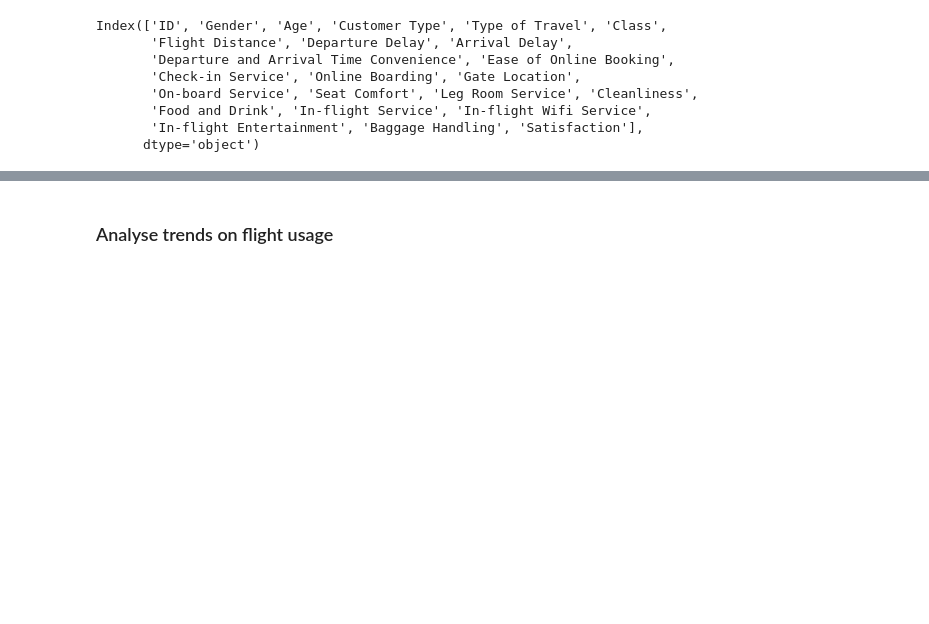
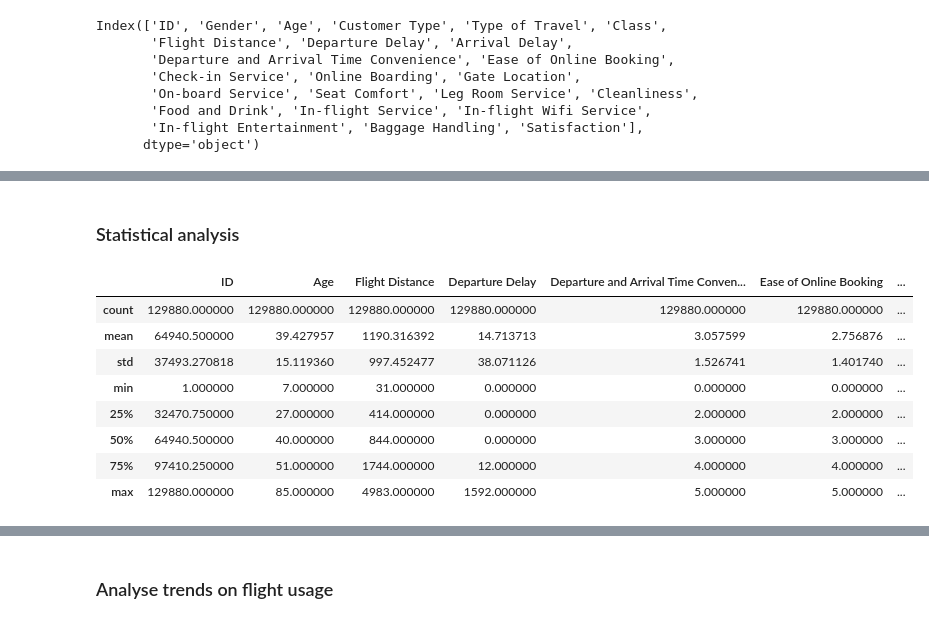
Before and after one commit to kunals94/Final-Project-Data-Science-Programme-Cambridge-University-Flatiron-School, a Jupyter notebook: KSarin_final_project_v1.ipynb, the cells around one changed output, grey strips where cells are left out. Saved outputs shown, nothing was run; the diff lists cells and outputs as text; code cells hidden in the pictures; blank space fills up the shorter version.

```diff
--- a/KSarin_final_project_v1.ipynb
+++ b/KSarin_final_project_v1.ipynb
@@ -97,0 +160,14 @@ Index(['ID', 'Gender', 'Age', 'Customer Type', 'Type of Travel', 'Class',
+# %% [markdown]
+### Statistical analysis
+# %%
+df1.describe()
+# %% [output]
+|  | ID | Age | Flight Distance | Departure Delay | Departure and Arrival Time Conven... | Ease of Online Booking | ... |
+| count | 129880.000000 | 129880.000000 | 129880.000000 | 129880.000000 | 129880.000000 | 129880.000000 | ... |
+| mean | 64940.500000 | 39.427957 | 1190.316392 | 14.713713 | 3.057599 | 2.756876 | ... |
+| std | 37493.270818 | 15.119360 | 997.452477 | 38.071126 | 1.526741 | 1.401740 | ... |
+| min | 1.000000 | 7.000000 | 31.000000 | 0.000000 | 0.000000 | 0.000000 | ... |
+| 25% | 32470.750000 | 27.000000 | 414.000000 | 0.000000 | 2.000000 | 2.000000 | ... |
+| 50% | 64940.500000 | 40.000000 | 844.000000 | 0.000000 | 3.000000 | 3.000000 | ... |
+| 75% | 97410.250000 | 51.000000 | 1744.000000 | 12.000000 | 4.000000 | 4.000000 | ... |
+| max | 129880.000000 | 85.000000 | 4983.000000 | 1592.000000 | 5.000000 | 5.000000 | ... |
```
Also changed, not shown: parts of 9 cells of this notebook.
